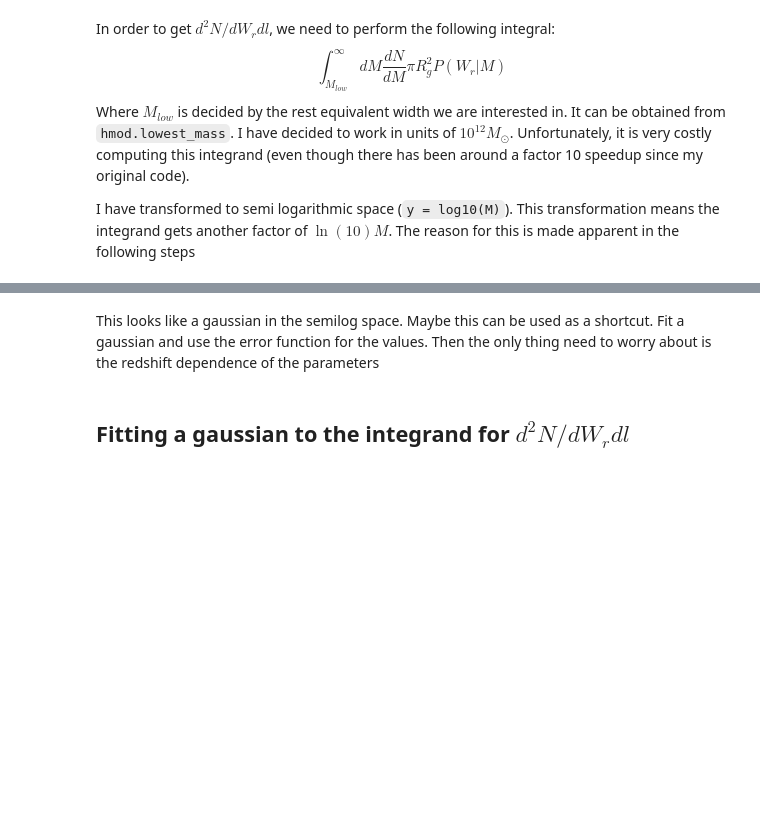
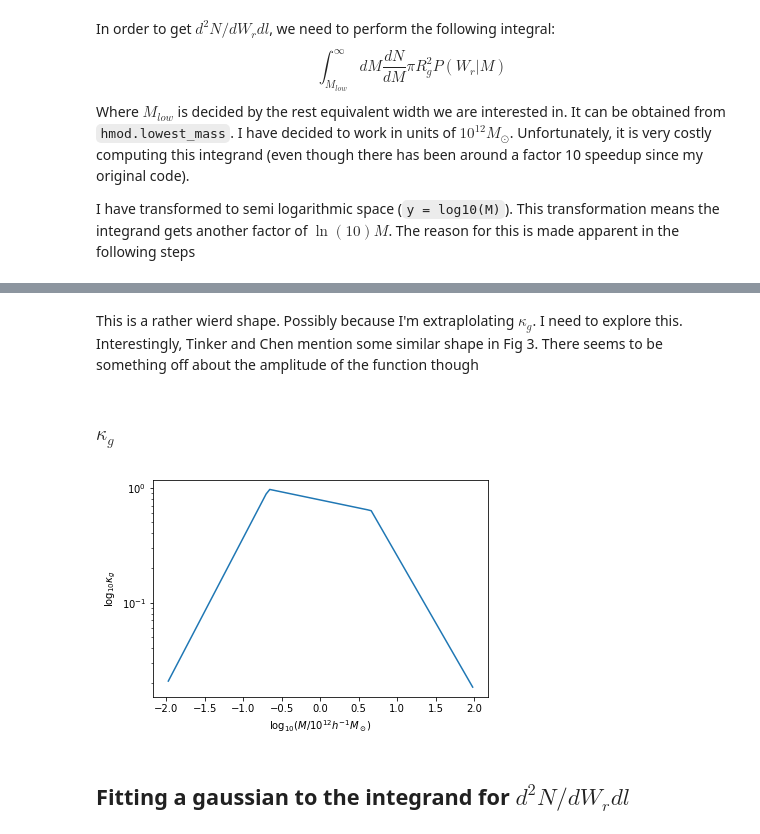
Before and after one commit to SunilSimha/MgIIabs, a Jupyter notebook: docs/Modelling the absorber distribution.ipynb, the cells around one changed output, grey strips where cells are left out. Cells and saved outputs as stored; diff of their text form; code cells hidden in the pictures; blank space fills up the shorter version.

```diff
--- a/docs/Modelling the absorber distribution.ipynb
+++ b/docs/Modelling the absorber distribution.ipynb
@@ -66,5 +68,16 @@ plt.show()
-# %% [markdown]
-This looks like a gaussian in the semilog space. Maybe this can be used as a shortcut. Fit a gaussian and use the error function for the values. Then the only thing need to worry about is the redshift dependence of the parameters
+# %% [markdown]
+This is a rather wierd shape. Possibly because I'm extraplolating $\kappa_g$. I need to explore this. Interestingly, Tinker and Chen mention some similar shape in Fig 3. There seems to be something off about the amplitude of the function though
+# %% [markdown]
+### $\kappa_g$
+# %%
+kappagrid = hmod.kappa_g(10**M12array*1e12*M_sun)
+plt.figure()
+plt.semilogy(M12array,kappagrid)
+plt.ylabel("$\log_{10}\kappa_g$")
+plt.xlabel("$\log_{10}(M/10^{12} h^{-1}M_\odot)$")
+plt.show()
+# %% [output]
+[figure, added]
 # %% [markdown]
 ## Fitting a gaussian to the integrand for $d^2N/dW_rdl$
 # %%
```
Also changed, not shown: parts of 12 cells of this notebook, 6 other files.
